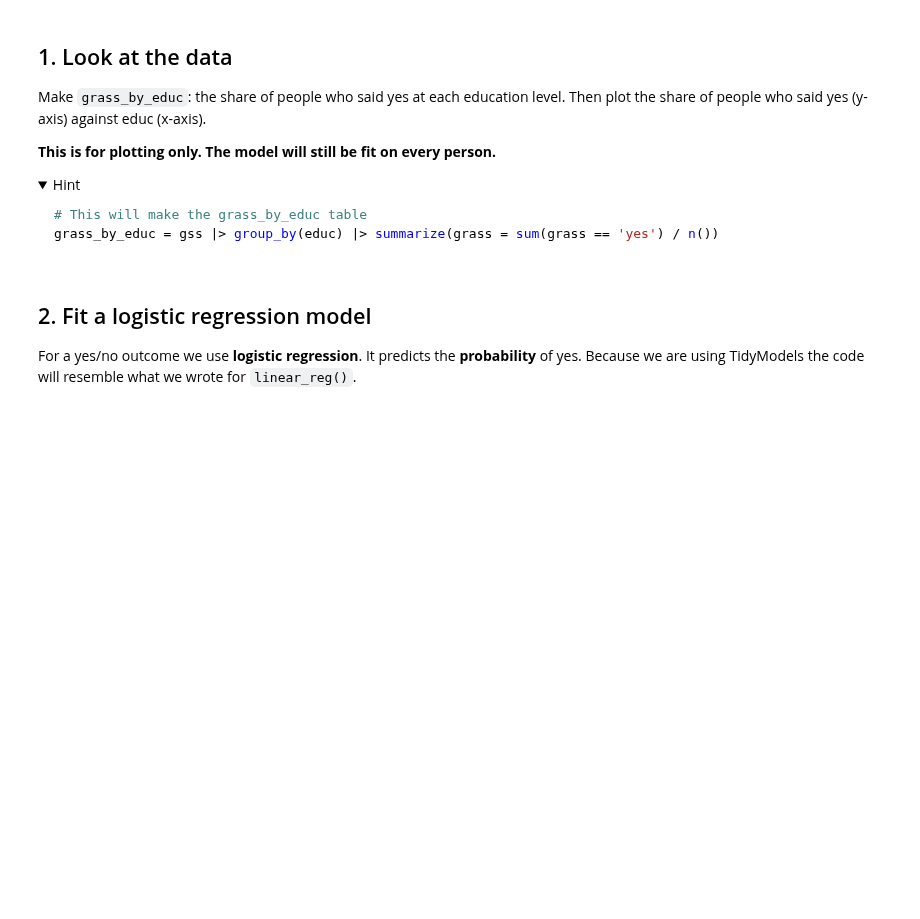
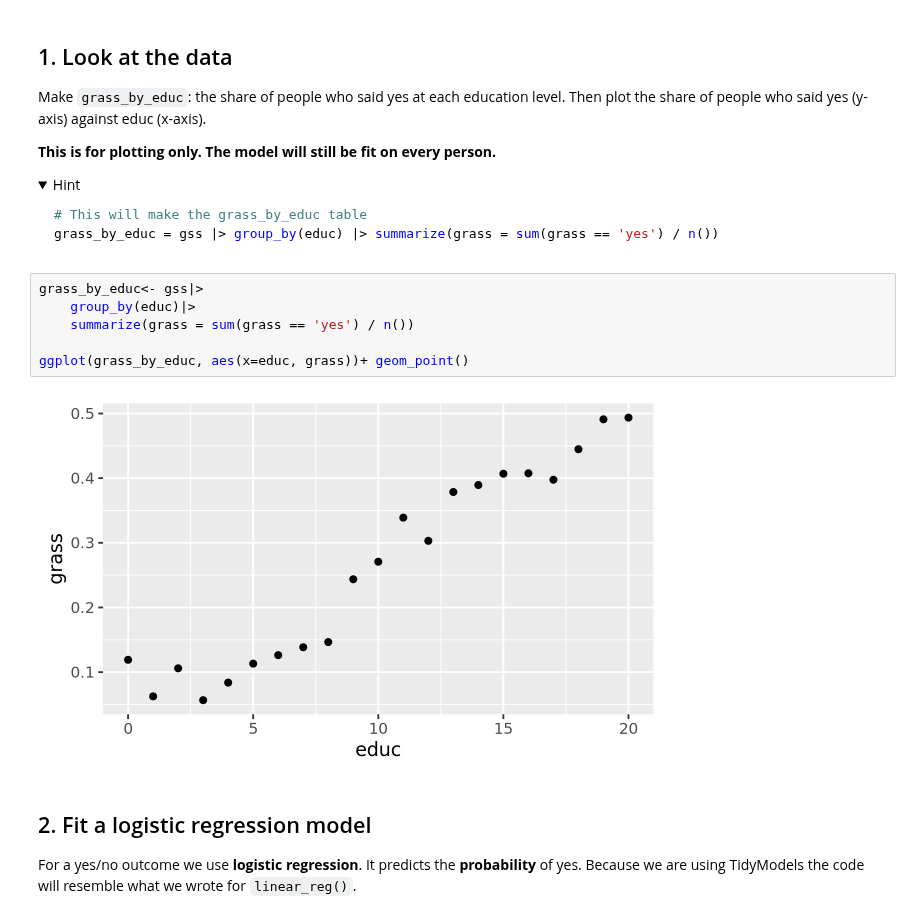
Before and after one commit to kokwunze/codespace, a Jupyter notebook: exercises/10-marginal-effect-exercise.ipynb, the cells around one changed output. Drawn from its saved outputs; the diff is of its cells as text; folded sections open; blank space fills up the shorter version.

````diff
--- a/exercises/10-marginal-effect-exercise.ipynb
+++ b/exercises/10-marginal-effect-exercise.ipynb
@@ -44,6 +48,14 @@ grass_by_educ = gss |> group_by(educ) |> summarize(grass = sum(grass == 'yes') /
 ```
 
 </details>
+# %%
+grass_by_educ<- gss|>
+    group_by(educ)|>
+    summarize(grass = sum(grass == 'yes') / n())
+
+ggplot(grass_by_educ, aes(x=educ, grass))+ geom_point()
+# %% [output]
+[figure, added]
 # %% [markdown]
 ## 2. Fit a logistic regression model
 
````
Also changed, not shown: parts of 5 cells of this notebook.
